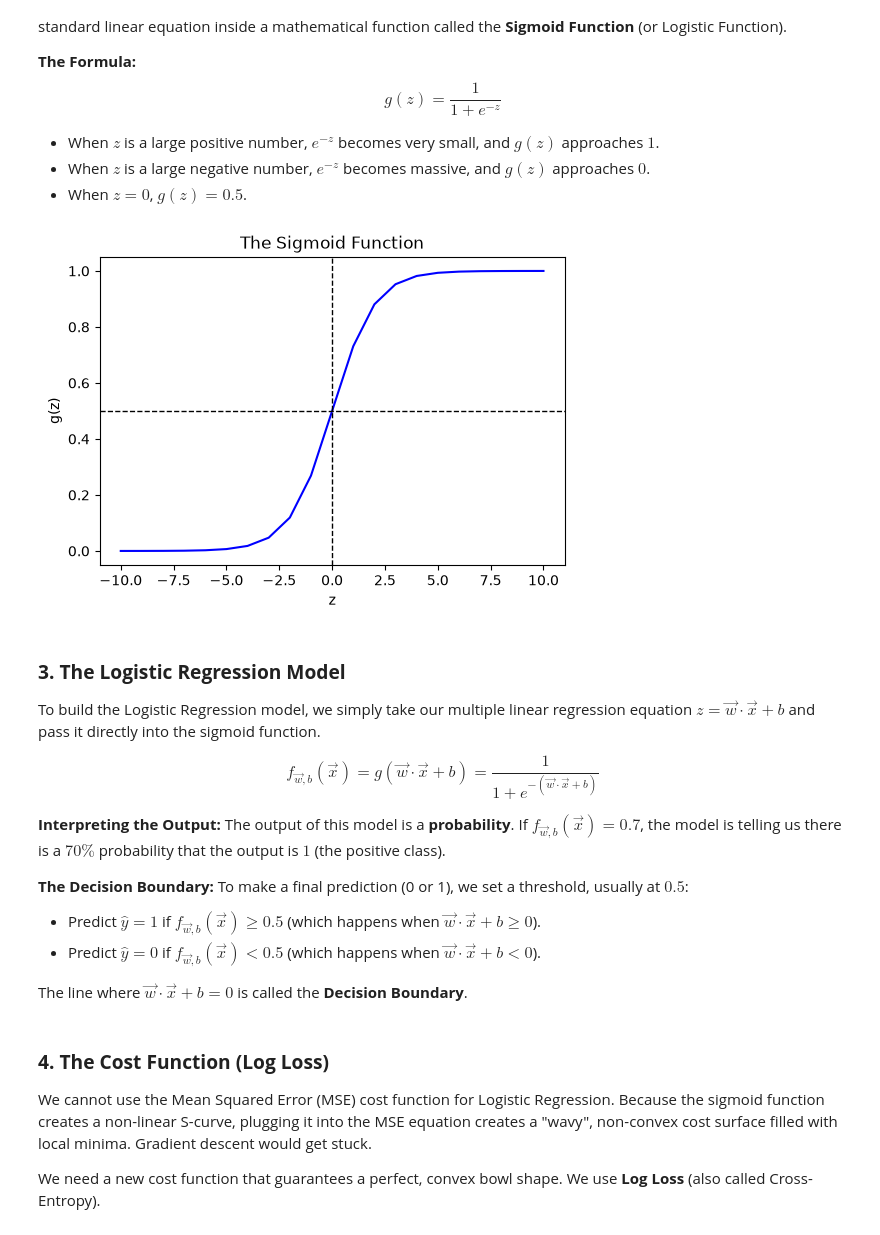
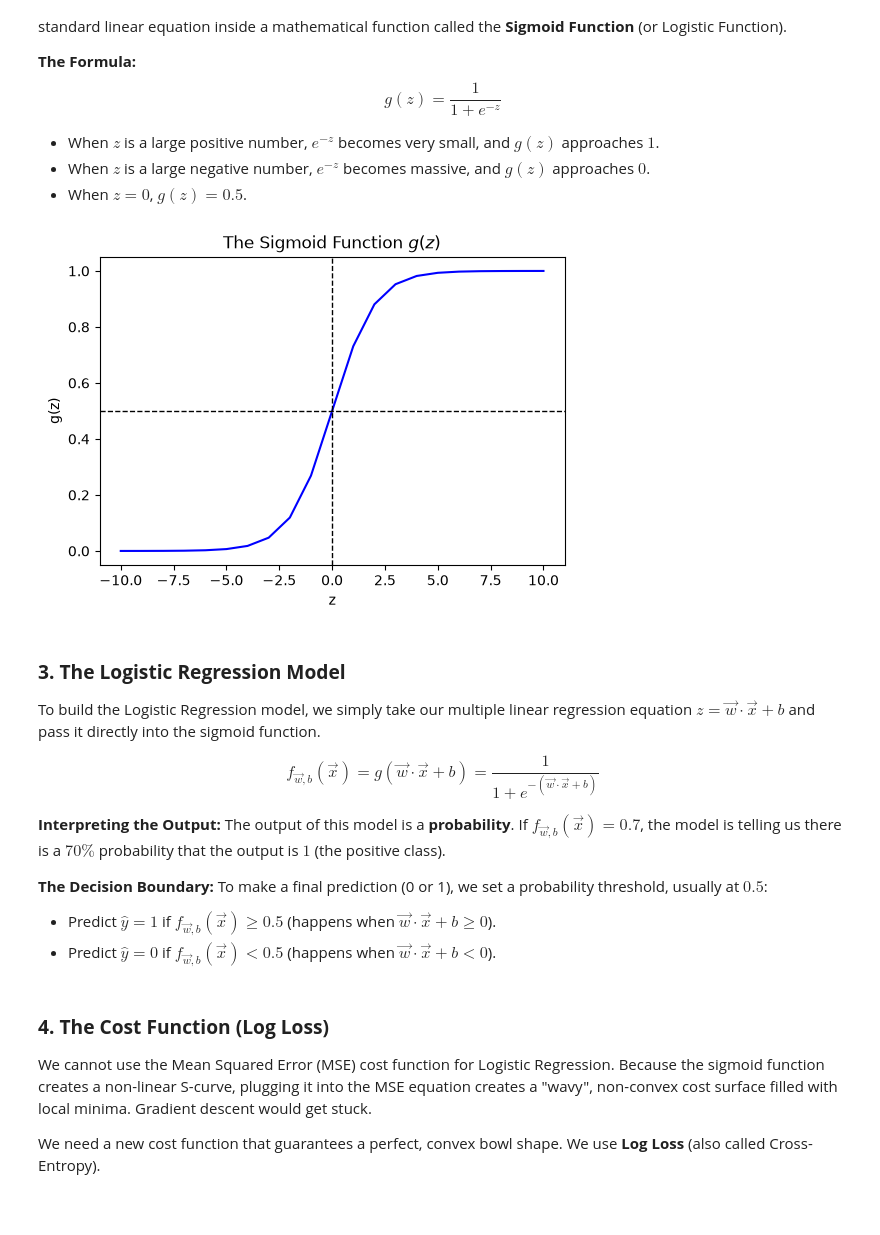
Before and after one commit to deepakdasbiswas/Machine-Learning, a Jupyter notebook: Logistic_Regression.ipynb, the cells around one changed output. Saved outputs shown, nothing was run; the diff lists cells and outputs as text; code cells hidden in the pictures.

```diff
--- a/Logistic_Regression.ipynb
+++ b/Logistic_Regression.ipynb
@@ -26,29 +56,26 @@ $$g(z) = \frac{1}{1 + e^{-z}}$$
 *   When $z$ is a large negative number, $e^{-z}$ becomes massive, and $g(z)$ approaches $0$.
 *   When $z = 0$, $g(z) = 0.5$.
 # %%
-import numpy as np
-import matplotlib.pyplot as plt
-
 def sigmoid(z):
     """
     Compute the sigmoid of z
     """
     return 1 / (1 + np.exp(-z))
 
-# Visualize the Sigmoid Curve
+# Visualize the mathematical Sigmoid Curve
 z_tmp = np.arange(-10, 11)
 y_tmp = sigmoid(z_tmp)
 
 fig, ax = plt.subplots(figsize=(6, 4))
 ax.plot(z_tmp, y_tmp, c="b")
-ax.set_title("The Sigmoid Function")
+ax.set_title("The Sigmoid Function $g(z)$")
 ax.set_ylabel("g(z)")
 ax.set_xlabel("z")
 ax.axvline(0, color='black', lw=1, ls='--')
 ax.axhline(0.5, color='black', lw=1, ls='--')
 plt.show()
 # %% [output]
-[figure, old version]
+[figure, new version]
 # %% [markdown]
 ### **3. The Logistic Regression Model**
 
@@ -60,11 +87,9 @@ $$f_{\vec{w},b}(\vec{x}) = g(\vec{w} \cdot \vec{x} + b) = \frac{1}{1 + e^{-(\vec
 The output of this model is a **probability**. If $f_{\vec{w},b}(\vec{x}) = 0.7$, the model is telling us there is a $70\%$ probability that the output is $1$ (the positive class).
 
 **The Decision Boundary:**
-To make a final prediction (0 or 1), we set a threshold, usually at $0.5$:
-*   Predict $\hat{y} = 1$ if $f_{\vec{w},b}(\vec{x}) \geq 0.5$ (which happens when $\vec{w} \cdot \vec{x} + b \geq 0$).
-*   Predict $\hat{y} = 0$ if $f_{\vec{w},b}(\vec{x}) < 0.5$ (which happens when $\vec{w} \cdot \vec{x} + b < 0$).
-
-The line where $\vec{w} \cdot \vec{x} + b = 0$ is called the **Decision Boundary**.
+To make a final prediction (0 or 1), we set a probability threshold, usually at $0.5$:
+*   Predict $\hat{y} = 1$ if $f_{\vec{w},b}(\vec{x}) \geq 0.5$ (happens when $\vec{w} \cdot \vec{x} + b \geq 0$).
+*   Predict $\hat{y} = 0$ if $f_{\vec{w},b}(\vec{x}) < 0.5$ (happens when $\vec{w} \cdot \vec{x} + b < 0$).
 # %% [markdown]
 ### **4. The Cost Function (Log Loss)**
 
```
Also changed, not shown: parts of 14 cells of this notebook.
